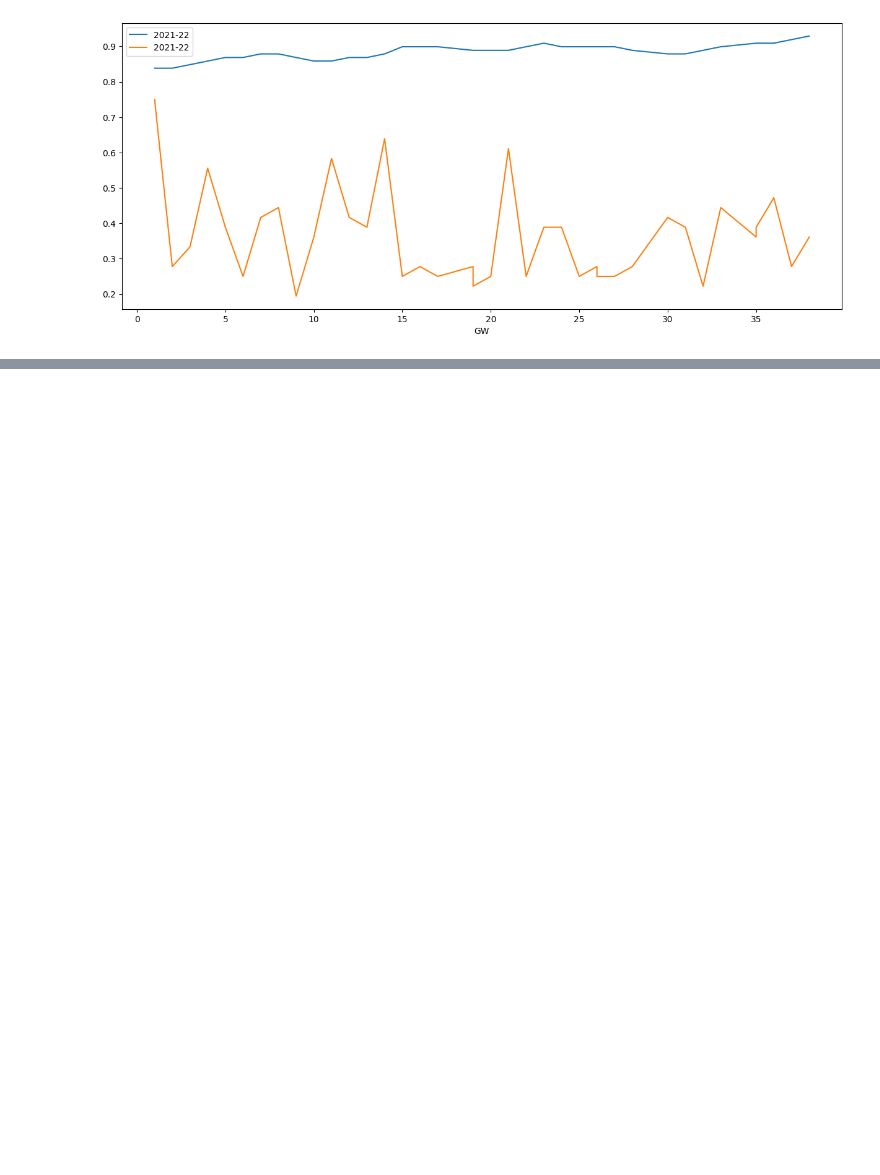
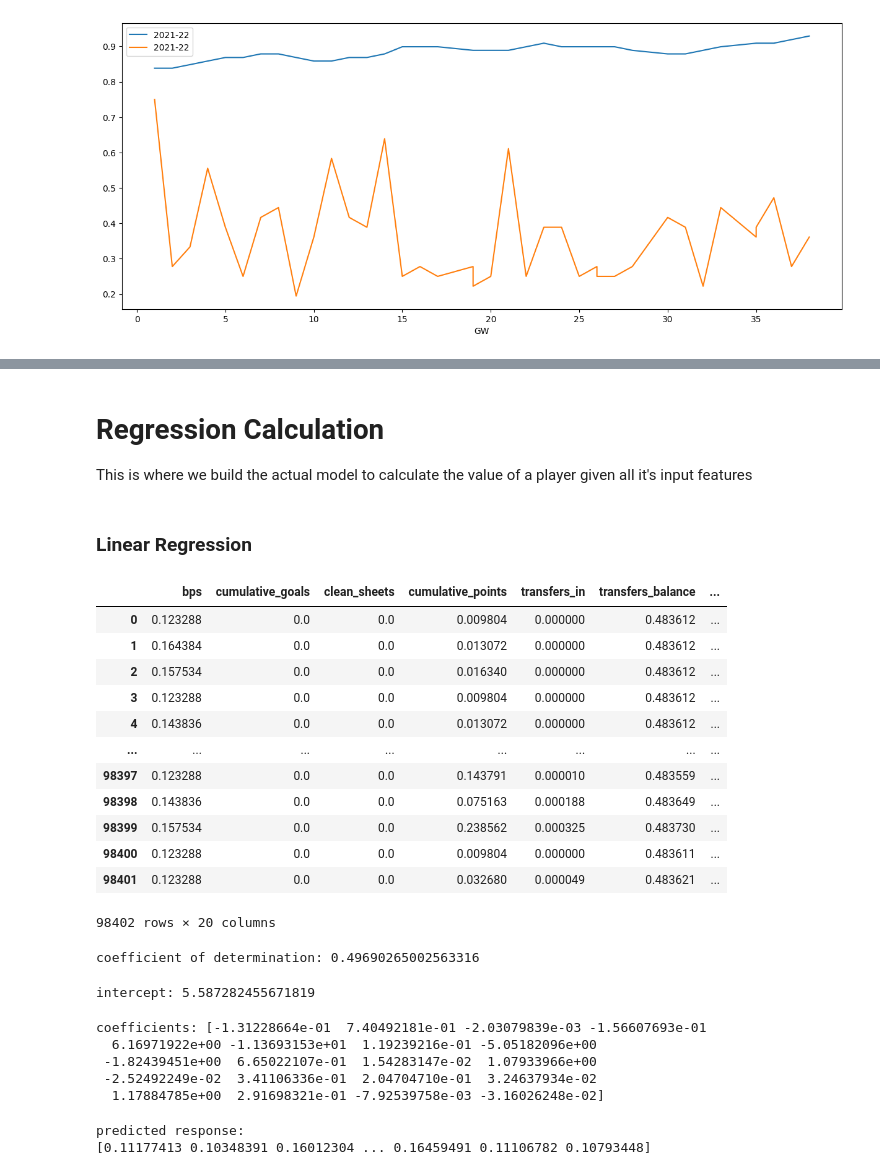
Before and after one commit to eoghano4321/FPL-DataAnalysis, a Jupyter notebook: data-analytics-eoghan.ipynb, the cells around one changed output, grey strips where cells are left out. Drawn from its saved outputs; the diff is of its cells as text; code cells hidden in the pictures; blank space fills up the shorter version.

Commit message:
Set up regression model for when we have train-test data

```diff
--- a/data-analytics-eoghan.ipynb
+++ b/data-analytics-eoghan.ipynb
@@ -320,2 +346,5 @@ plt.show()
+# %% [markdown]
+# Regression Calculation
+This is where we build the actual model to calculate the value of a player given all it's input features
 # %% [markdown]
-#
+### Linear Regression
@@ -321,0 +354,22 @@ plt.show()
+# %%
+input_features = list(
+    set(relevant_features)
+    - {"value"})
+
+inp = data_scaled[input_features]
+oup = data_scaled["value"]
+inp
+# %% [output]
+|  | bps | cumulative_goals | clean_sheets | cumulative_points | transfers_in | transfers_balance | ... |
+| 0 | 0.123288 | 0.0 | 0.0 | 0.009804 | 0.000000 | 0.483612 | ... |
+| 1 | 0.164384 | 0.0 | 0.0 | 0.013072 | 0.000000 | 0.483612 | ... |
+| 2 | 0.157534 | 0.0 | 0.0 | 0.016340 | 0.000000 | 0.483612 | ... |
+| 3 | 0.123288 | 0.0 | 0.0 | 0.009804 | 0.000000 | 0.483612 | ... |
+| 4 | 0.143836 | 0.0 | 0.0 | 0.013072 | 0.000000 | 0.483612 | ... |
+| ... | ... | ... | ... | ... | ... | ... | ... |
+| 98397 | 0.123288 | 0.0 | 0.0 | 0.143791 | 0.000010 | 0.483559 | ... |
+| 98398 | 0.143836 | 0.0 | 0.0 | 0.075163 | 0.000188 | 0.483649 | ... |
+| 98399 | 0.157534 | 0.0 | 0.0 | 0.238562 | 0.000325 | 0.483730 | ... |
+| 98400 | 0.123288 | 0.0 | 0.0 | 0.009804 | 0.000000 | 0.483611 | ... |
+| 98401 | 0.123288 | 0.0 | 0.0 | 0.032680 | 0.000049 | 0.483621 | ... |
+98402 rows × 20 columns
@@ -321,0 +378,23 @@ plt.show()
+# %%
+r_sq = model.score(inp, oup)
+print(f"coefficient of determination: {r_sq}")
+# %% [output]
+coefficient of determination: 0.49690265002563316
+# %%
+print(f"intercept: {model.intercept_}")
+# %% [output]
+intercept: 5.587282455671819
+# %%
+print(f"coefficients: {model.coef_}")
+# %% [output]
+coefficients: [-1.31228664e-01  7.40492181e-01 -2.03079839e-03 -1.56607693e-01
+  6.16971922e+00 -1.13693153e+01  1.19239216e-01 -5.05182096e+00
+ -1.82439451e+00  6.65022107e-01  1.54283147e-02  1.07933966e+00
+ -2.52492249e-02  3.41106336e-01  2.04704710e-01  3.24637934e-02
+  1.17884785e+00  2.91698321e-01 -7.92539758e-03 -3.16026248e-02]
+# %%
+y_pred = model.predict(inp)
+print(f"predicted response:\n{y_pred}")
+# %% [output]
+predicted response:
+[0.11177413 0.10348391 0.16012304 ... 0.16459491 0.11106782 0.10793448]
```
Also changed, not shown: parts of 9 cells of this notebook.
